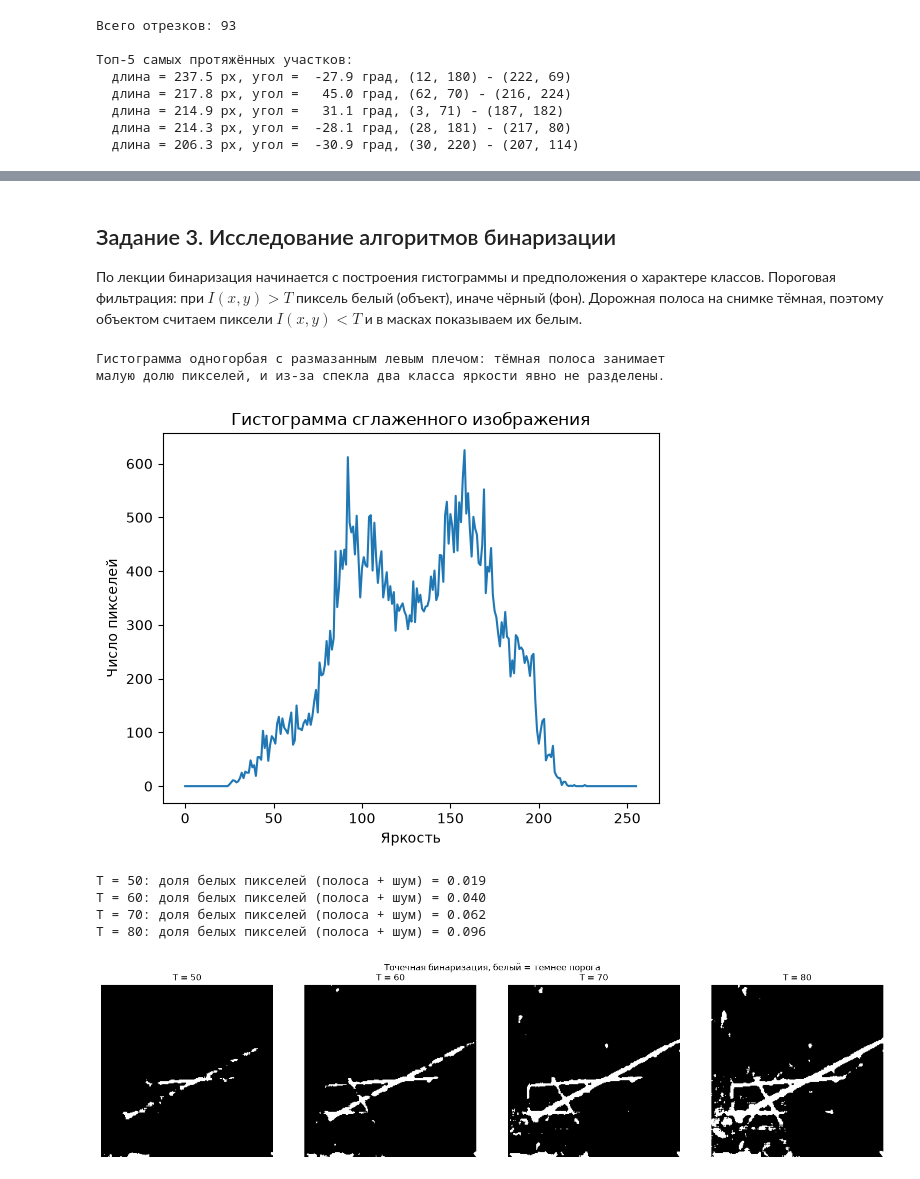
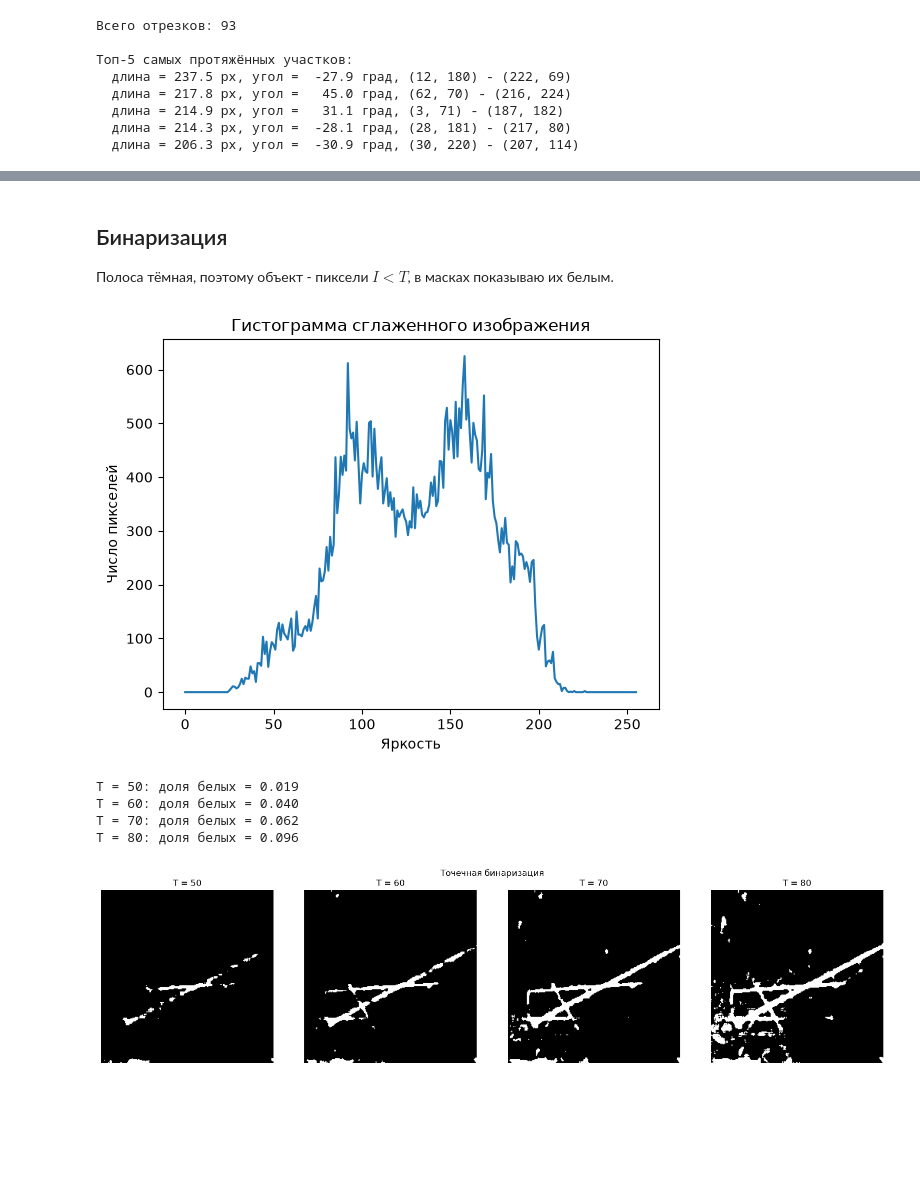
Before and after one commit to seiftnesse/unn_labs, a Jupyter notebook: lab3/DE_IP_2024_Task_3_solution.ipynb, the cells around one changed output, grey strips where cells are left out. Drawn from its saved outputs; the diff is of its cells as text; code cells hidden in the pictures; blank space fills up the shorter version.

```diff
--- a/lab3/DE_IP_2024_Task_3_solution.ipynb
+++ b/lab3/DE_IP_2024_Task_3_solution.ipynb
@@ -133,10 +103,6 @@ print('полосы; второе семейство углов (31-45 град)
 # %% [markdown]
-## Задание 3. Исследование алгоритмов бинаризации
-
-По лекции бинаризация начинается с построения гистограммы и предположения о характере
-классов. Пороговая фильтрация: при $I(x,y) > T$ пиксель белый (объект), иначе чёрный (фон).
-Дорожная полоса на снимке тёмная, поэтому объектом считаем пиксели $I(x,y) < T$
-и в масках показываем их белым.
+## Бинаризация
+Полоса тёмная, поэтому объект - пиксели $I < T$, в масках показываю их белым.
 # %%
 hist = cv2.calcHist([image_med], [0], None, [256], (0, 256))
 
@@ -145,30 +111,25 @@ plt.title('Гистограмма сглаженного изображения'
 plt.xlabel('Яркость')
 plt.ylabel('Число пикселей')
 plt.show()
-
-print('Гистограмма одногорбая с размазанным левым плечом: тёмная полоса занимает')
-print('малую долю пикселей, и из-за спекла два класса яркости явно не разделены.')
 # %% [output]
-Гистограмма одногорбая с размазанным левым плечом: тёмная полоса занимает
-малую долю пикселей, и из-за спекла два класса яркости явно не разделены.
 [figure]
 # %%
-# точечная бинаризация с разными порогами: белым показана полоса (I < T)
+# белым - полоса (I < T)
 plt.figure(figsize=(16, 4))
 for i, T in enumerate([50, 60, 70, 80], 1):
     mask = (image_med < T).astype(np.uint8) * 255
-    print('T = %d: доля белых пикселей (полоса + шум) = %.3f' % (T, (image_med < T).mean()))
+    print('T = %d: доля белых = %.3f' % (T, (image_med < T).mean()))
     plt.subplot(1, 4, i)
     plt.imshow(mask, cmap='gray')
     plt.title('T = %d' % T)
     plt.axis('off')
-plt.suptitle('Точечная бинаризация, белый = темнее порога')
+plt.suptitle('Точечная бинаризация')
 plt.tight_layout()
 plt.show()
 # %% [output]
-T = 50: доля белых пикселей (полоса + шум) = 0.019
-T = 60: доля белых пикселей (полоса + шум) = 0.040
-T = 70: доля белых пикселей (полоса + шум) = 0.062
-T = 80: доля белых пикселей (полоса + шум) = 0.096
+T = 50: доля белых = 0.019
+T = 60: доля белых = 0.040
+T = 70: доля белых = 0.062
+T = 80: доля белых = 0.096
-[figure, old version]
+[figure, new version]
 # %% [markdown]
```
Also changed, not shown: parts of 11 cells of this notebook, 1 other file.
